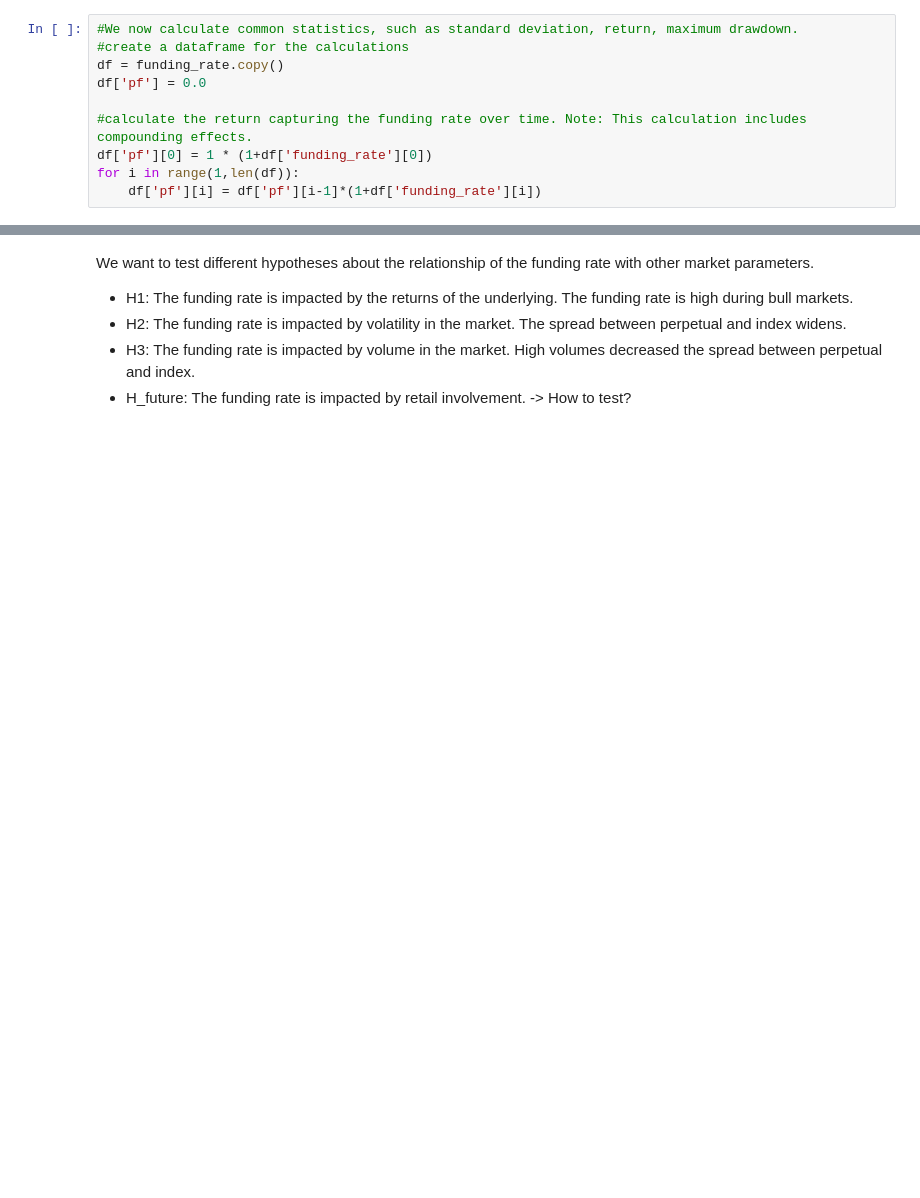
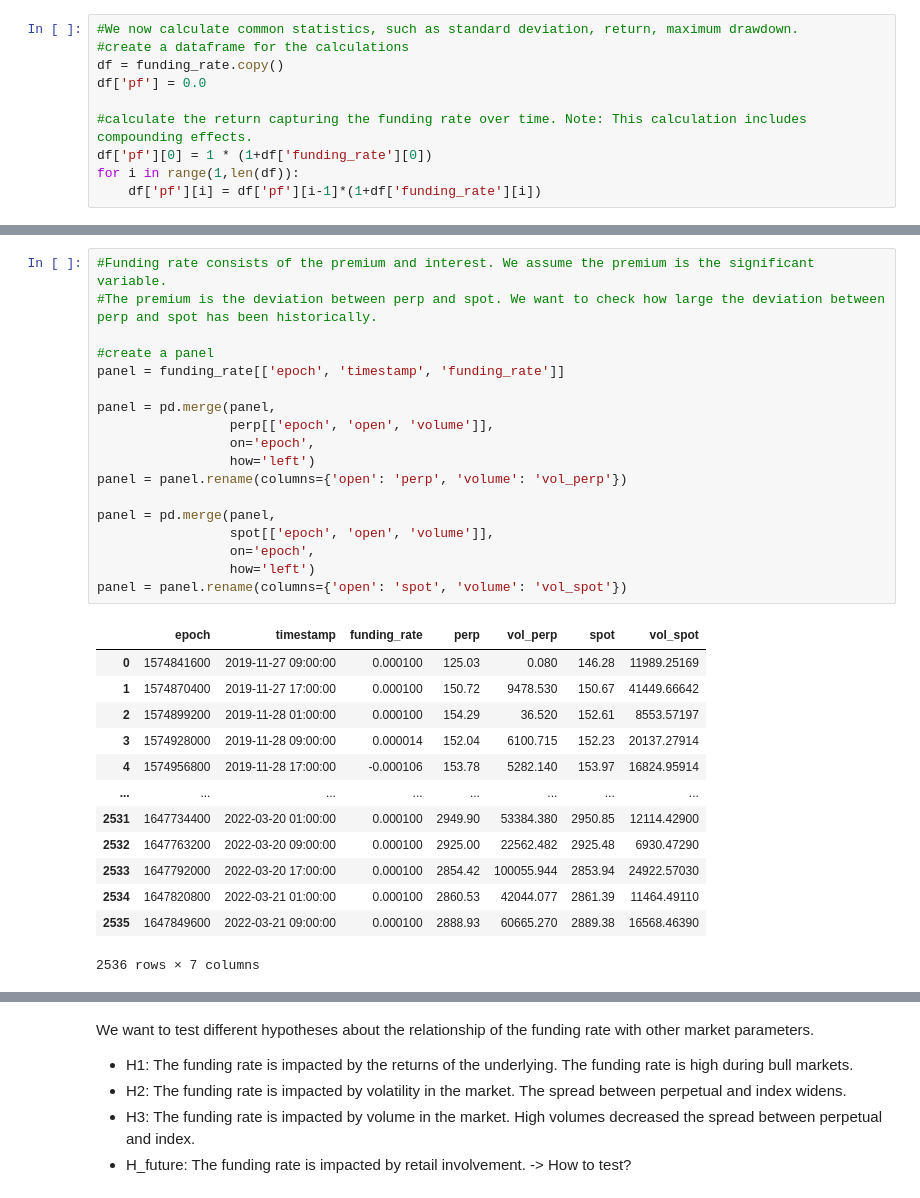
Before and after one commit to vivowa/perpetuals, a Jupyter notebook: perpetual.ipynb, the cells around one changed output, grey strips where cells are left out. Saved outputs shown, nothing was run; the diff lists cells and outputs as text; blank space fills up the shorter version.

```diff
--- a/perpetual.ipynb
+++ b/perpetual.ipynb
@@ -216,0 +233,32 @@ results
+# %%
+#Funding rate consists of the premium and interest. We assume the premium is the significant variable.
+#The premium is the deviation between perp and spot. We want to check how large the deviation between perp and spot has been historically.
+
+#create a panel
+panel = funding_rate[['epoch', 'timestamp', 'funding_rate']]
+
+panel = pd.merge(panel,
+                 perp[['epoch', 'open', 'volume']],
+                 on='epoch',
+                 how='left')
+panel = panel.rename(columns={'open': 'perp', 'volume': 'vol_perp'})
+
+panel = pd.merge(panel,
+                 spot[['epoch', 'open', 'volume']],
+                 on='epoch',
+                 how='left')
+panel = panel.rename(columns={'open': 'spot', 'volume': 'vol_spot'})
+# %% [output]
+|  | epoch | timestamp | funding_rate | perp | vol_perp | spot | vol_spot |
+| 0 | 1574841600 | 2019-11-27 09:00:00 | 0.000100 | 125.03 | 0.080 | 146.28 | 11989.25169 |
+| 1 | 1574870400 | 2019-11-27 17:00:00 | 0.000100 | 150.72 | 9478.530 | 150.67 | 41449.66642 |
+| 2 | 1574899200 | 2019-11-28 01:00:00 | 0.000100 | 154.29 | 36.520 | 152.61 | 8553.57197 |
+| 3 | 1574928000 | 2019-11-28 09:00:00 | 0.000014 | 152.04 | 6100.715 | 152.23 | 20137.27914 |
+| 4 | 1574956800 | 2019-11-28 17:00:00 | -0.000106 | 153.78 | 5282.140 | 153.97 | 16824.95914 |
+| ... | ... | ... | ... | ... | ... | ... | ... |
+| 2531 | 1647734400 | 2022-03-20 01:00:00 | 0.000100 | 2949.90 | 53384.380 | 2950.85 | 12114.42900 |
+| 2532 | 1647763200 | 2022-03-20 09:00:00 | 0.000100 | 2925.00 | 22562.482 | 2925.48 | 6930.47290 |
+| 2533 | 1647792000 | 2022-03-20 17:00:00 | 0.000100 | 2854.42 | 100055.944 | 2853.94 | 24922.57030 |
+| 2534 | 1647820800 | 2022-03-21 01:00:00 | 0.000100 | 2860.53 | 42044.077 | 2861.39 | 11464.49110 |
+| 2535 | 1647849600 | 2022-03-21 09:00:00 | 0.000100 | 2888.93 | 60665.270 | 2889.38 | 16568.46390 |
+2536 rows × 7 columns
```
Also changed, not shown: parts of 11 cells of this notebook.
